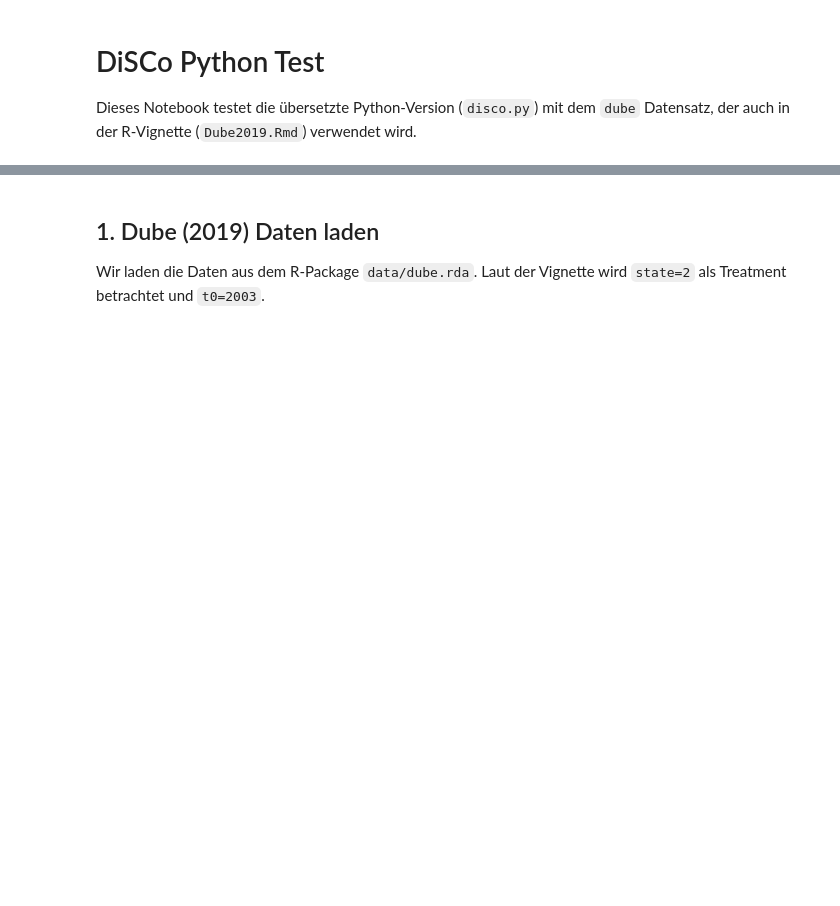
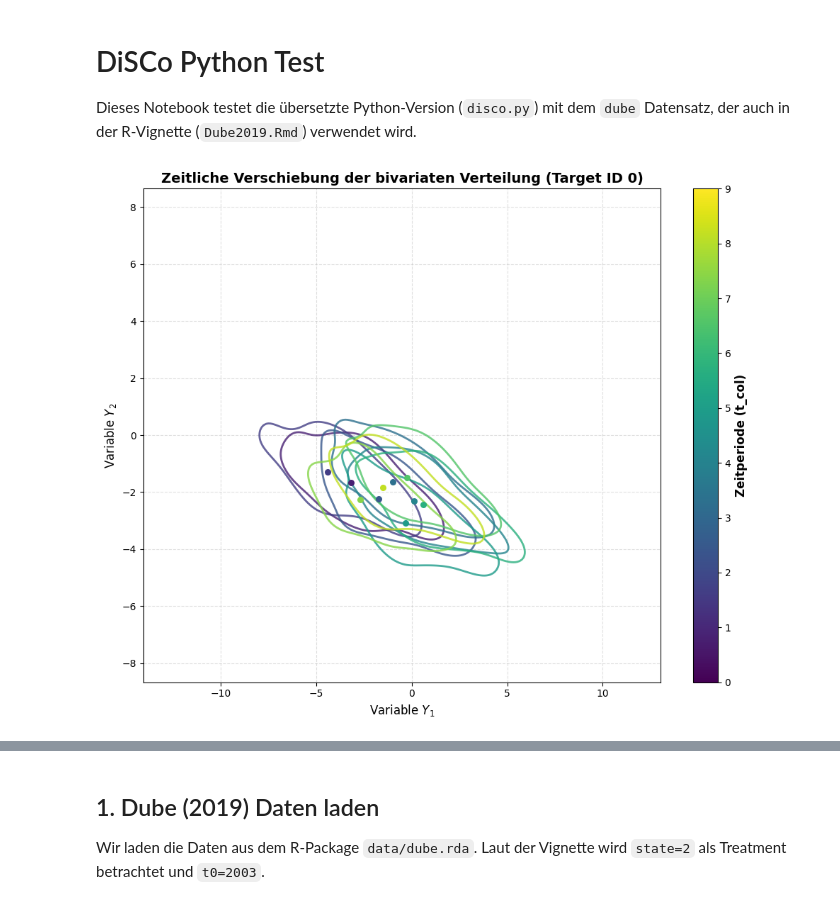
Before and after one commit to alexanderhxs/DiSCos, a Jupyter notebook: python/test_disco.ipynb, the cells around one changed output, grey strips where cells are left out. Cells and saved outputs as stored; diff of their text form; code cells hidden in the pictures; blank space fills up the shorter version.

```diff
--- a/python/test_disco.ipynb
+++ b/python/test_disco.ipynb
@@ -20,3 +22,80 @@ plot_fit_scatter2d)
 from python.tea import disco_tea
 
 from python.evaluation.metrics import calculate_pretreatment_fit
+# %%
+# Super realistische Schwankungen (nahe der vorgegebenen Baseline)
+num_controls = 30
+sample_size = 1000
+num_periods = 10
+dialation = np.random.uniform(0.6, 1.0, size=(num_controls,))
+
+test_df = generate_dynamic_panel_data(num_periods, sample_size, num_controls, dim=2, num_components=3, ar_coef=0.7)
+#test_df['time_col'] = test_df['time_col'].replace({9998:9990})
+
+for group in test_df.groupby('id_col'):
+    group_id = group[0]
+    group_data = group[1]
+    if group_id == '0':
+        continue
+    else:  # Con  # Treatmenttrol
+        sample = group_data[['y_col_1','y_col_2']].sample(frac=dialation[int(group_id)-1], random_state=42)
+        test_df.loc[group_data.index, ['y_col_1','y_col_2']] = np.nan
+        test_df.loc[group_data.index, ['y_col_1','y_col_2']] = sample
+        test_df.dropna(inplace=True)
+# %%
+import matplotlib.cm as cm
+import matplotlib.colors as mcolors
+
+# 1. Target-Daten filtern
+temp_df = test_df[test_df['id_col'] == '0']
+
+# 2. Alle einzigartigen Zeitperioden aufsteigend sortieren
+periods = sorted(temp_df['time_col'].unique())
+
+# 3. Farbverlauf (Colormap) definieren
+# 'viridis' geht von dunkellila (alt) über grün zu gelb (neu).
+# Alternativen: 'magma', 'coolwarm', 'Blues'
+cmap_name = 'viridis'
+colors = sns.color_palette(cmap_name, n_colors=len(periods))
+
+fig, ax = plt.subplots(figsize=(10, 8))
+
+# 4. Schleife über die Zeitperioden
+for i, t in enumerate(periods):
+    # Daten für die jeweilige Periode t filtern
+    df_t = temp_df[temp_df['time_col'] == t]
+
+    # KDE plotten (nur wenn genug Datenpunkte existieren)
+    if len(df_t) > 3:
+        sns.kdeplot(
+            x=df_t['y_col_1'],
+            y=df_t['y_col_2'],
+            levels=[0.5],        # HIER: [0.5] für saubere Ringe, 10 für volle Dichte
+            color=colors[i],     # Zuweisung der Farbe aus dem Verlauf
+            linewidths=2.0,
+            alpha=0.8,
+            ax=ax,
+            warn_singular=False
+        )
+
+        # Optional: Den Schwerpunkt als Punkt in der gleichen Farbe markieren
+        ax.scatter(df_t['y_col_1'].median(), df_t['y_col_2'].median(),
+                   color=colors[i], s=30, zorder=5)
+
+# 5. Farbskala (Colorbar) als Legende für die Zeitachse hinzufügen
+norm = mcolors.Normalize(vmin=min(periods), vmax=max(periods))
+sm = cm.ScalarMappable(cmap=cmap_name, norm=norm)
+sm.set_array([]) # Leeres Array, wird von matplotlib verlangt
+cbar = fig.colorbar(sm, ax=ax)
+cbar.set_label('Zeitperiode (t_col)', fontsize=12, fontweight='bold')
+
+# 6. Styling
+ax.set_title('Zeitliche Verschiebung der bivariaten Verteilung (Target ID 0)', fontsize=14, fontweight='bold')
+ax.set_xlabel('Variable $Y_1$', fontsize=12)
+ax.set_ylabel('Variable $Y_2$', fontsize=12)
+ax.grid(True, linestyle='--', alpha=0.4)
+
+plt.tight_layout()
+plt.show()
+# %% [output]
+[figure, added]
```
Also changed, not shown: parts of 21 cells of this notebook, 8 other files.
